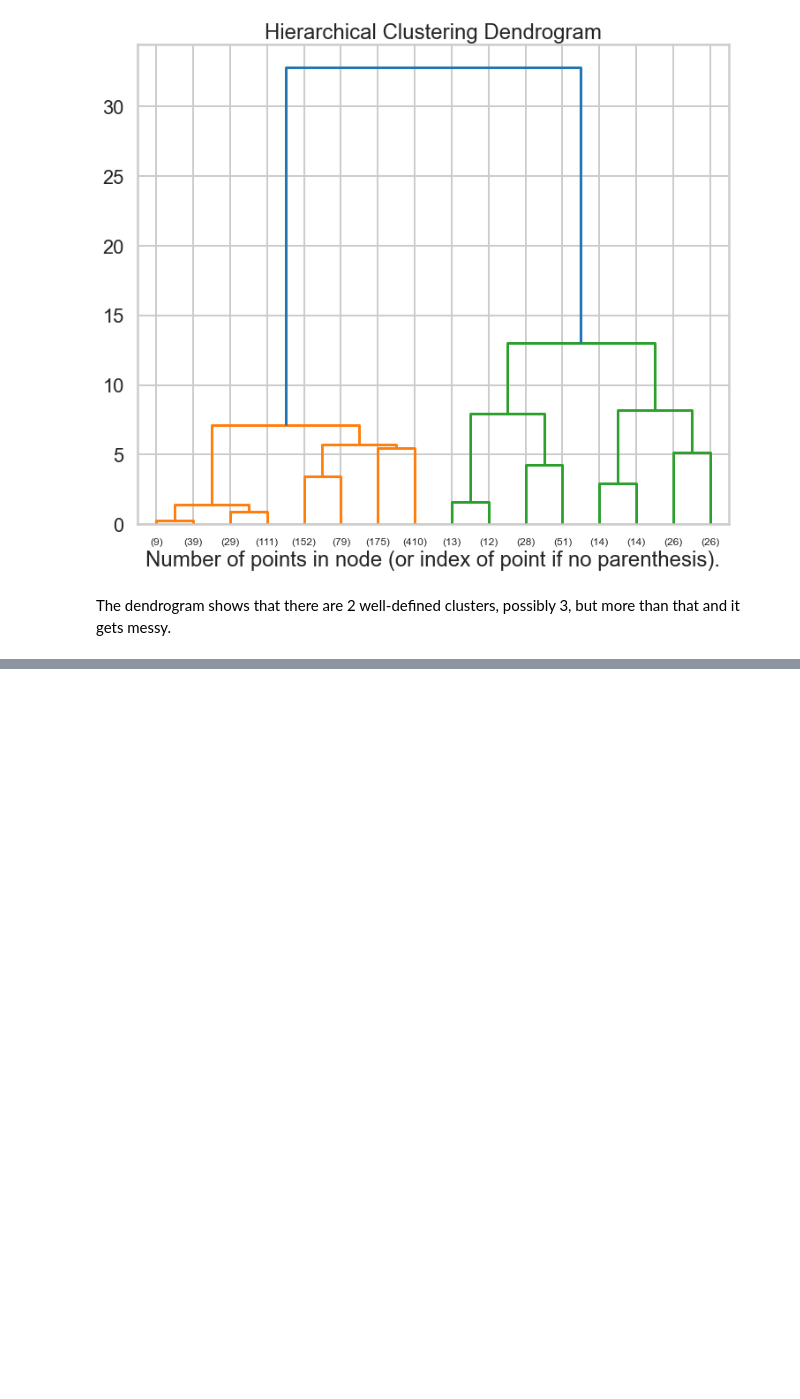
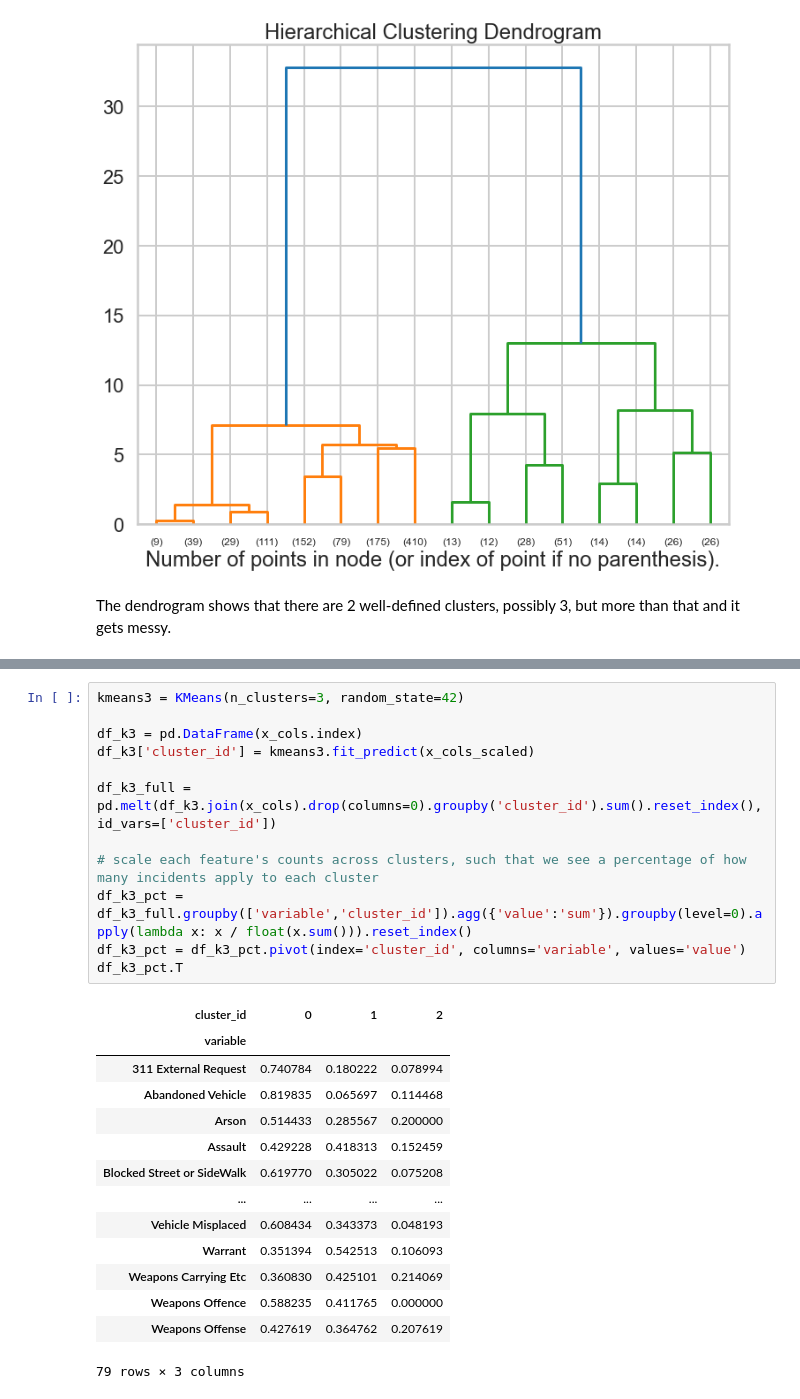
Before and after one commit to fontainelam/SF-PoliceIncidents-311-Housing, a Jupyter notebook: notebooks/5-Unsupervised-Clustering.ipynb, the cells around one changed output, grey strips where cells are left out. Cells and saved outputs as stored; diff of their text form; blank space fills up the shorter version.

```diff
--- a/notebooks/5-Unsupervised-Clustering.ipynb
+++ b/notebooks/5-Unsupervised-Clustering.ipynb
@@ -585,0 +612,27 @@ The dendrogram shows that there are 2 well-defined clusters, possibly 3, but mor
+# %%
+kmeans3 = KMeans(n_clusters=3, random_state=42)
+
+df_k3 = pd.DataFrame(x_cols.index)
+df_k3['cluster_id'] = kmeans3.fit_predict(x_cols_scaled)
+
+df_k3_full = pd.melt(df_k3.join(x_cols).drop(columns=0).groupby('cluster_id').sum().reset_index(), id_vars=['cluster_id'])
+
+# scale each feature's counts across clusters, such that we see a percentage of how many incidents apply to each cluster
+df_k3_pct = df_k3_full.groupby(['variable','cluster_id']).agg({'value':'sum'}).groupby(level=0).apply(lambda x: x / float(x.sum())).reset_index()
+df_k3_pct = df_k3_pct.pivot(index='cluster_id', columns='variable', values='value')
+df_k3_pct.T
+# %% [output]
+| cluster_id | 0 | 1 | 2 |
+| variable |  |  |  |
+| 311 External Request | 0.740784 | 0.180222 | 0.078994 |
+| Abandoned Vehicle | 0.819835 | 0.065697 | 0.114468 |
+| Arson | 0.514433 | 0.285567 | 0.200000 |
+| Assault | 0.429228 | 0.418313 | 0.152459 |
+| Blocked Street or SideWalk | 0.619770 | 0.305022 | 0.075208 |
+| ... | ... | ... | ... |
+| Vehicle Misplaced | 0.608434 | 0.343373 | 0.048193 |
+| Warrant | 0.351394 | 0.542513 | 0.106093 |
+| Weapons Carrying Etc | 0.360830 | 0.425101 | 0.214069 |
+| Weapons Offence | 0.588235 | 0.411765 | 0.000000 |
+| Weapons Offense | 0.427619 | 0.364762 | 0.207619 |
+79 rows × 3 columns
```
Also changed, not shown: parts of 9 cells of this notebook.
